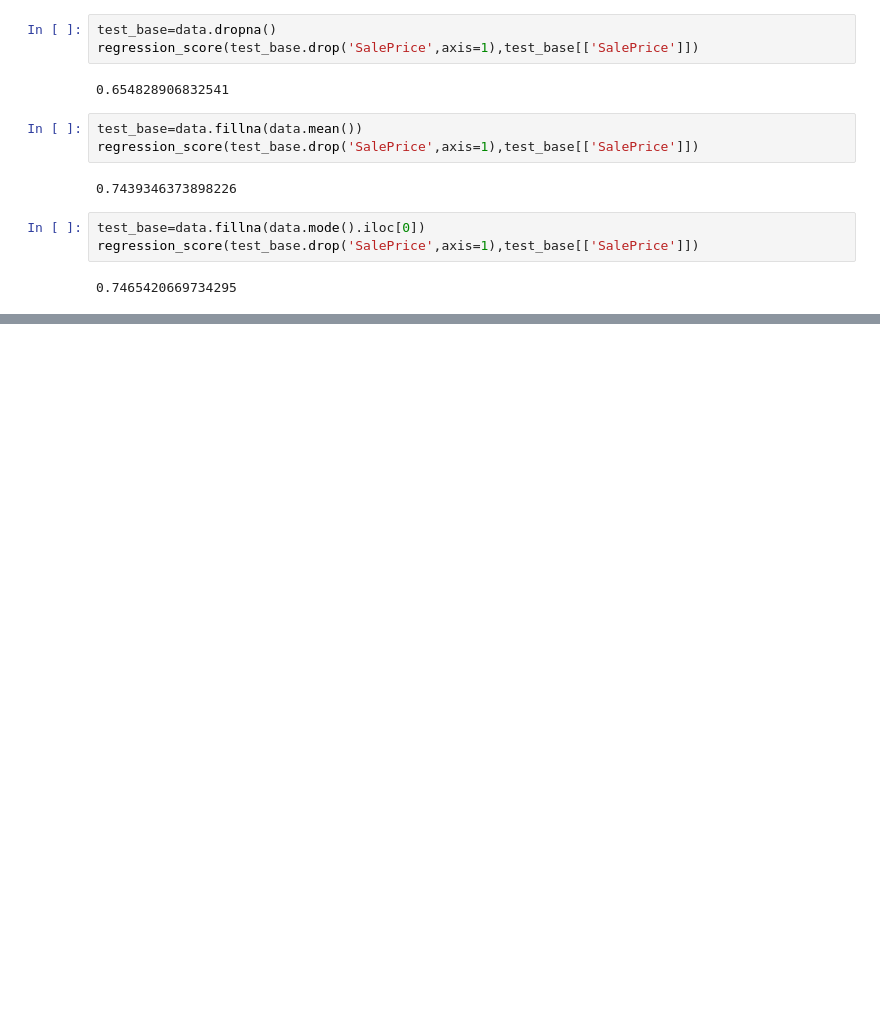
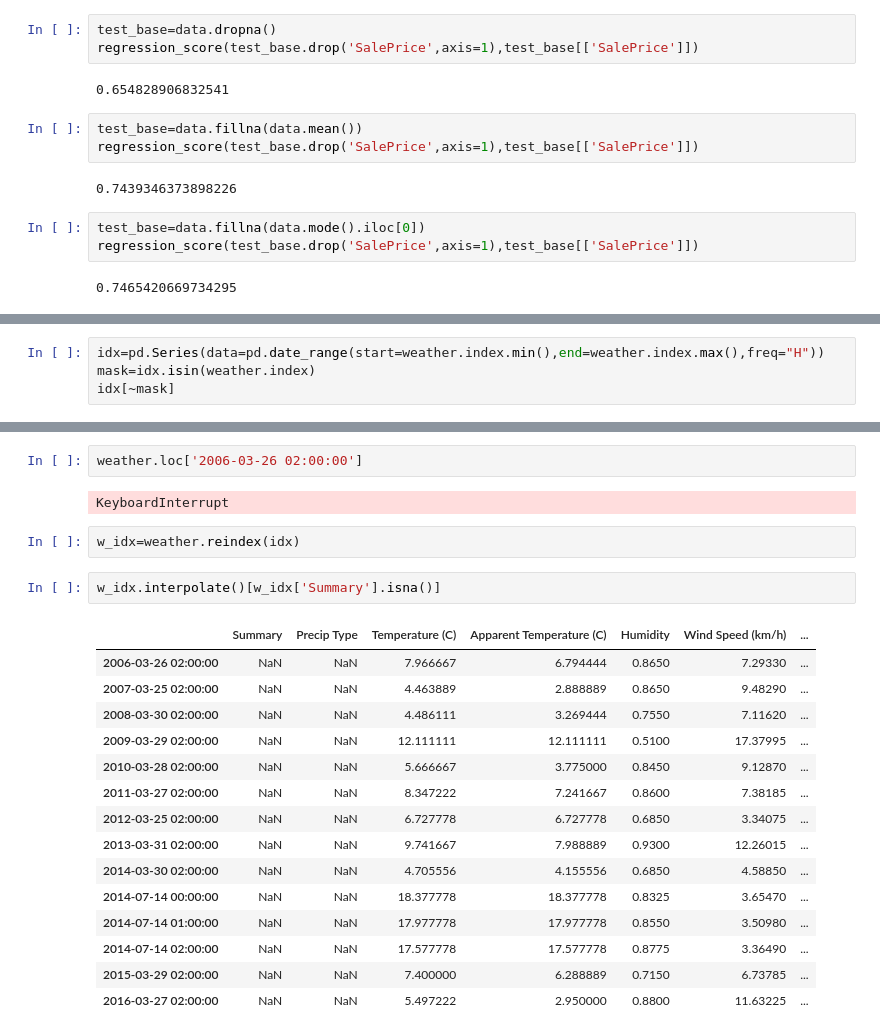
Before and after one commit to Harshhhh1701/Learning--Data-Science, a Jupyter notebook: py13.ipynb, the cells around one changed output, grey strips where cells are left out. Cells and saved outputs as stored; diff of their text form; blank space fills up the shorter version.

```diff
--- a/py13.ipynb
+++ b/py13.ipynb
@@ -122,0 +135,4 @@ regression_score(test_base.drop('SalePrice',axis=1),test_base[['SalePrice']])
+# %%
+idx=pd.Series(data=pd.date_range(start=weather.index.min(),end=weather.index.max(),freq="H"))
+mask=idx.isin(weather.index)
+idx[~mask]
@@ -122,0 +155,24 @@ regression_score(test_base.drop('SalePrice',axis=1),test_base[['SalePrice']])
+# %%
+weather.loc['2006-03-26 02:00:00']
+# %% [output]
+KeyboardInterrupt
+# %%
+w_idx=weather.reindex(idx)
+# %%
+w_idx.interpolate()[w_idx['Summary'].isna()]
+# %% [output]
+|  | Summary | Precip Type | Temperature (C) | Apparent Temperature (C) | Humidity | Wind Speed (km/h) | ... |
+| 2006-03-26 02:00:00 | NaN | NaN | 7.966667 | 6.794444 | 0.8650 | 7.29330 | ... |
+| 2007-03-25 02:00:00 | NaN | NaN | 4.463889 | 2.888889 | 0.8650 | 9.48290 | ... |
+| 2008-03-30 02:00:00 | NaN | NaN | 4.486111 | 3.269444 | 0.7550 | 7.11620 | ... |
+| 2009-03-29 02:00:00 | NaN | NaN | 12.111111 | 12.111111 | 0.5100 | 17.37995 | ... |
+| 2010-03-28 02:00:00 | NaN | NaN | 5.666667 | 3.775000 | 0.8450 | 9.12870 | ... |
+| 2011-03-27 02:00:00 | NaN | NaN | 8.347222 | 7.241667 | 0.8600 | 7.38185 | ... |
+| 2012-03-25 02:00:00 | NaN | NaN | 6.727778 | 6.727778 | 0.6850 | 3.34075 | ... |
+| 2013-03-31 02:00:00 | NaN | NaN | 9.741667 | 7.988889 | 0.9300 | 12.26015 | ... |
+| 2014-03-30 02:00:00 | NaN | NaN | 4.705556 | 4.155556 | 0.6850 | 4.58850 | ... |
+| 2014-07-14 00:00:00 | NaN | NaN | 18.377778 | 18.377778 | 0.8325 | 3.65470 | ... |
+| 2014-07-14 01:00:00 | NaN | NaN | 17.977778 | 17.977778 | 0.8550 | 3.50980 | ... |
+| 2014-07-14 02:00:00 | NaN | NaN | 17.577778 | 17.577778 | 0.8775 | 3.36490 | ... |
+| 2015-03-29 02:00:00 | NaN | NaN | 7.400000 | 6.288889 | 0.7150 | 6.73785 | ... |
+| 2016-03-27 02:00:00 | NaN | NaN | 5.497222 | 2.950000 | 0.8800 | 11.63225 | ... |
```
Also changed, not shown: parts of 8 cells of this notebook.
